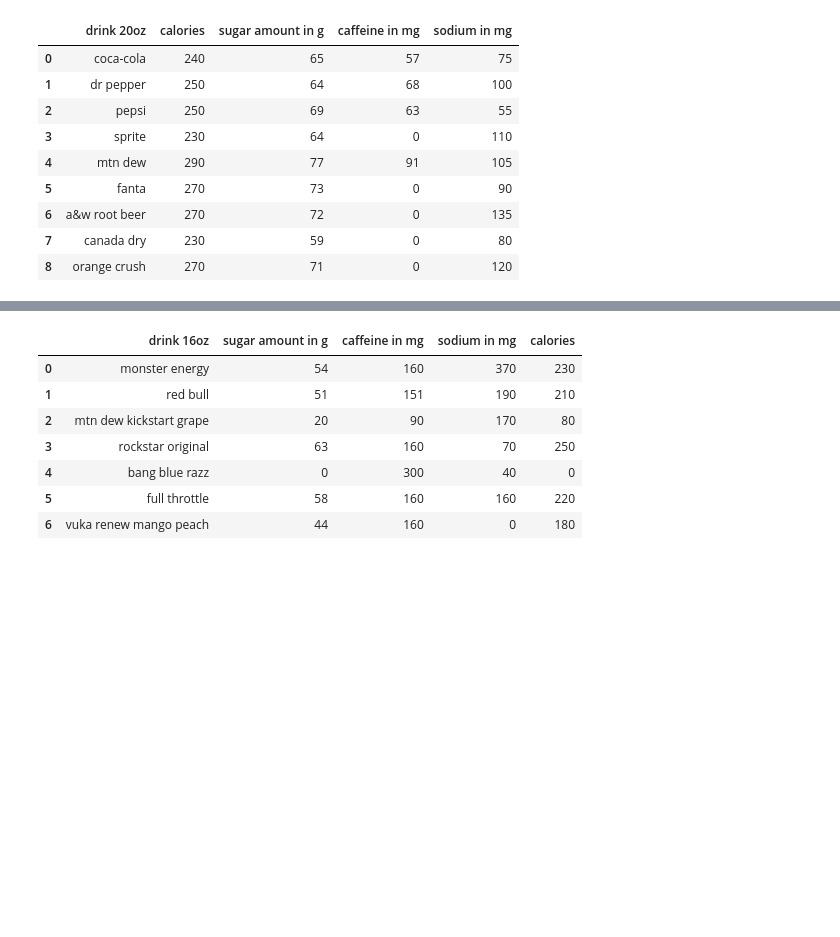
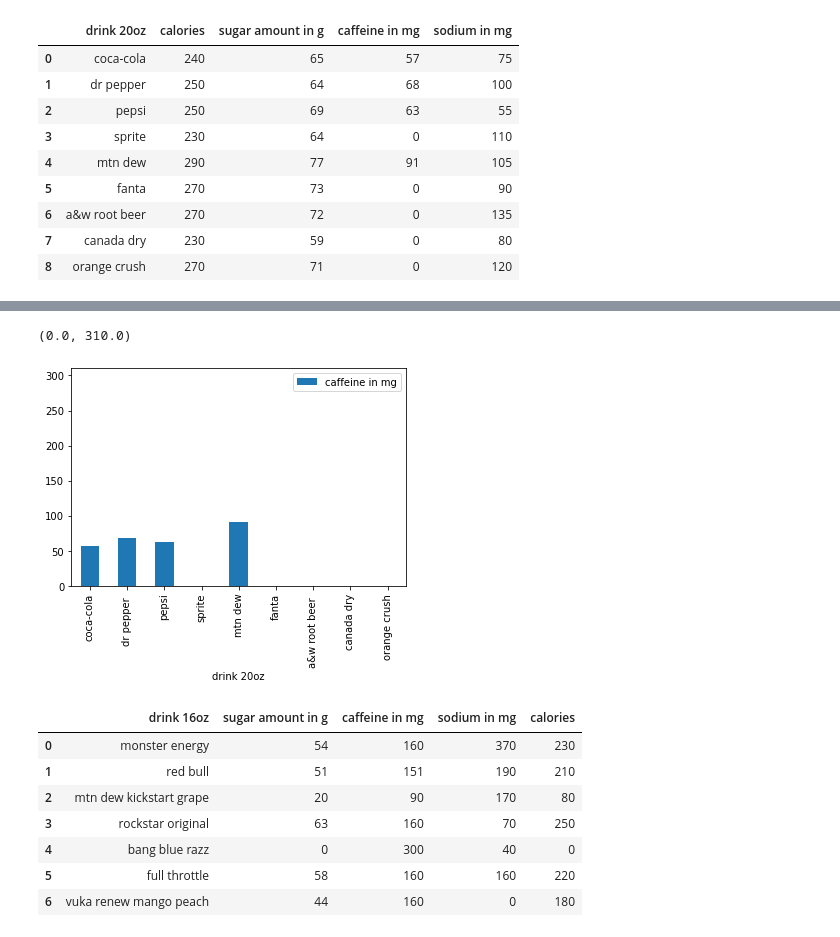
Before and after one commit to CarlosSandoval0/sugarproject, a Jupyter notebook: sugarproject6.23.21.ipynb, the cells around one changed output, grey strips where cells are left out. Drawn from its saved outputs; the diff is of its cells as text; code cells hidden in the pictures; blank space fills up the shorter version.

```diff
--- a/sugarproject6.23.21.ipynb
+++ b/sugarproject6.23.21.ipynb
@@ -61,3 +63,10 @@ soda_nf.plot.bar(x='drink 20oz', y='sugar amount in g')#Now, lets compare the su
+# %%
+soda_nf.plot.bar(x='drink 20oz', y='caffeine in mg')#What about the caffeine?
+ax = matplotlib.pyplot.gca()
+ax.set_ylim([0,310])#setting the caffeine axis to the same limit will make it easier to compare
+# %% [output]
+(0.0, 310.0)
+[figure, added]
 # %%
 energy_nf = pd.merge(df3, df4)#merging the energy drinks
 # %%
```
Also changed, not shown: parts of 3 cells of this notebook.
